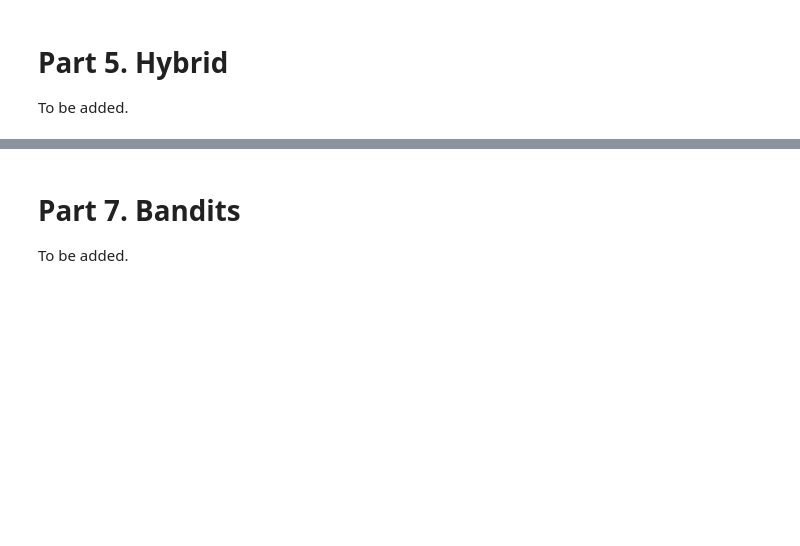
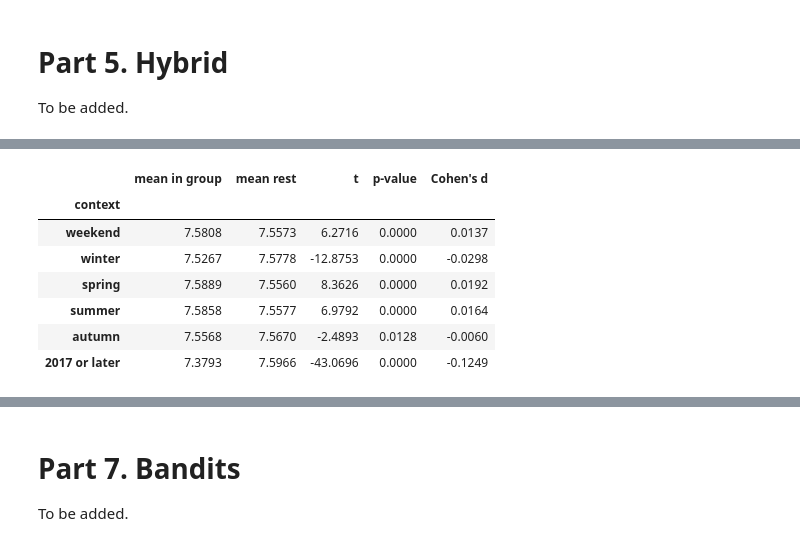
Before and after one commit to estellearnander/recsys_group_project, a Jupyter notebook: notebooks/03_recommenders.ipynb, the cells around one changed output, grey strips where cells are left out. Cells and saved outputs as stored; diff of their text form; code cells hidden in the pictures; blank space fills up the shorter version.

```diff
--- a/notebooks/03_recommenders.ipynb
+++ b/notebooks/03_recommenders.ipynb
@@ -1061,6 +994,5 @@ Duplicate titles: 0
 # %%
-anime = pd.read_parquet("anime.parquet").reset_index(drop=True)
-interactions = pd.read_parquet("interactions.parquet")
-users = pd.read_parquet("users.parquet")
-print("Anime:", anime.shape, "Interactions:", interactions.shape, "Users:", users.shape)
+# The catalogue from Part 1. The ratings and users are not needed here
+anime = anime_df.copy().reset_index(drop=True)
+print("Anime:", anime.shape)
 display(anime.head())
@@ -1958,0 +1907,29 @@ To be added.
+# %%
+from scipy import stats
+
+
+def cohens_d(x, y):
+    return (x.mean() - y.mean()) / np.sqrt((x.var() + y.var()) / 2)
+
+
+def compare(name, mask):
+    x, y = ratings_df.loc[mask, "score"], ratings_df.loc[~mask, "score"]
+    t, p = stats.ttest_ind(x, y, equal_var=False)
+    return {"context": name, "mean in group": x.mean(), "mean rest": y.mean(), "t": t, "p-value": p, "Cohen's d": cohens_d(x, y)}
+
+
+tests = [compare("weekend", ratings_df["weekend"])]
+for s in ["winter", "spring", "summer", "autumn"]:
+    tests.append(compare(s, ratings_df["season"] == s))
+tests.append(compare("2017 or later", ratings_df["year"] >= 2017))
+
+pd.DataFrame(tests).set_index("context").round(4)
+# %% [output]
+|  | mean in group | mean rest | t | p-value | Cohen's d |
+| context |  |  |  |  |  |
+| weekend | 7.5808 | 7.5573 | 6.2716 | 0.0000 | 0.0137 |
+| winter | 7.5267 | 7.5778 | -12.8753 | 0.0000 | -0.0298 |
+| spring | 7.5889 | 7.5560 | 8.3626 | 0.0000 | 0.0192 |
+| summer | 7.5858 | 7.5577 | 6.9792 | 0.0000 | 0.0164 |
+| autumn | 7.5568 | 7.5670 | -2.4893 | 0.0128 | -0.0060 |
+| 2017 or later | 7.3793 | 7.5966 | -43.0696 | 0.0000 | -0.1249 |
```
Also changed, not shown: parts of 83 cells of this notebook, 1 other file.
